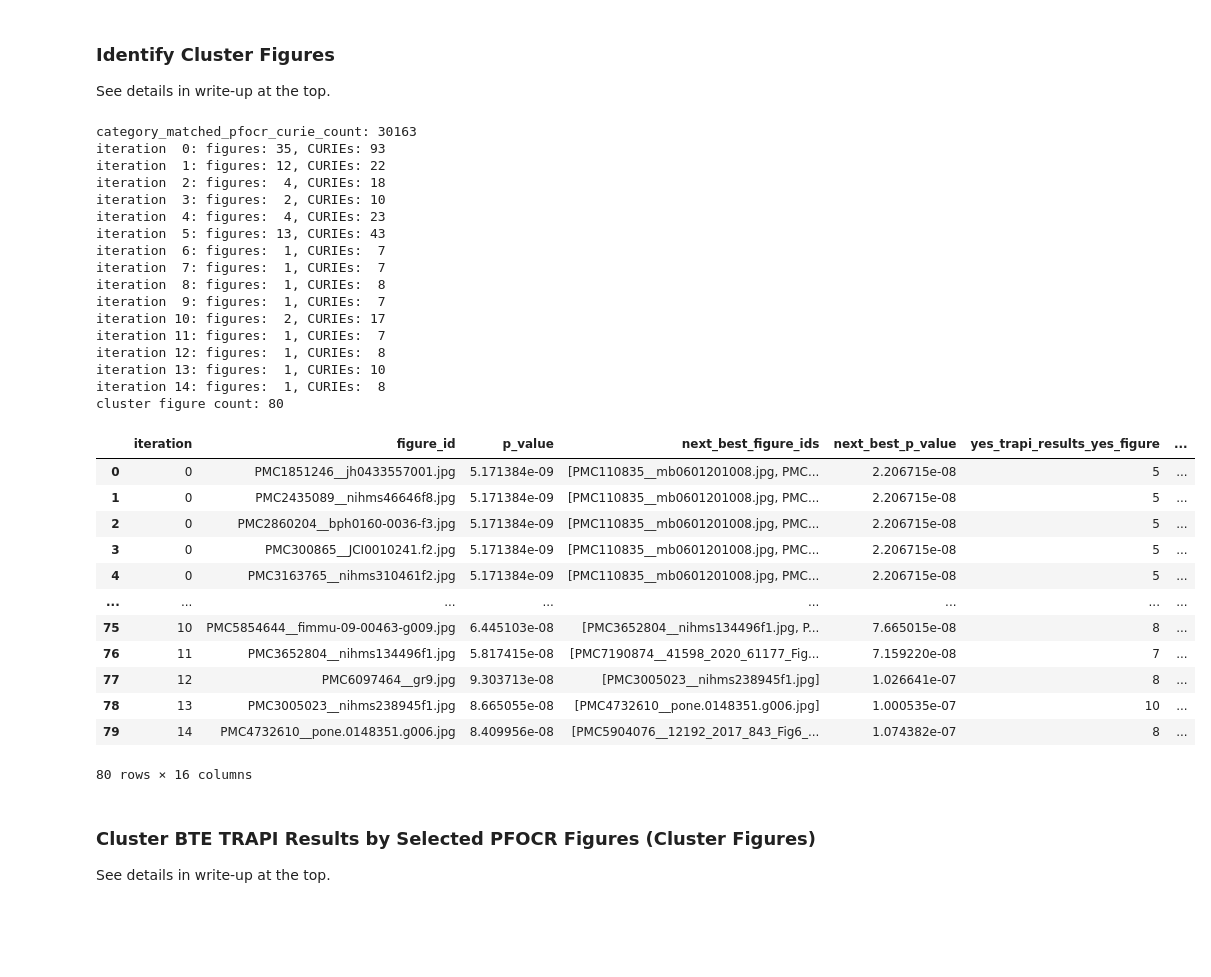
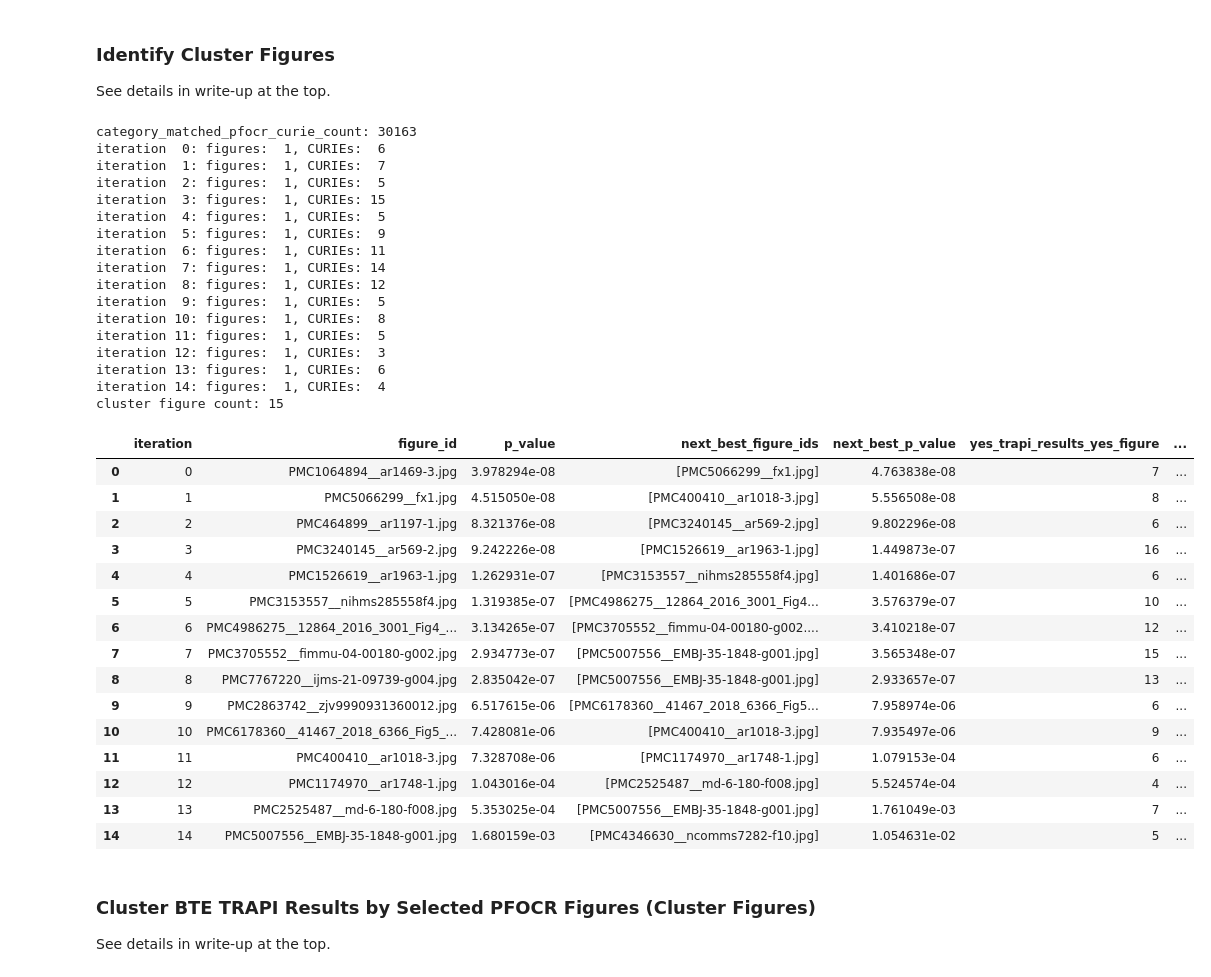
Before and after one commit to wikipathways/pathway-figure-ocr, a Jupyter notebook: notebooks/bte_clustering.ipynb, the cells around one changed output. Drawn from its saved outputs; the diff is of its cells as text; code cells hidden in the pictures; blank space fills up the shorter version.

Commit message:
CELECOXIB - Gene - cancer/arthritis w/ user-ids required

```diff
--- a/notebooks/bte_clustering.ipynb
+++ b/notebooks/bte_clustering.ipynb
@@ -756,63 +755,66 @@ category_matched_figures_df["figure_curies_in_trapi_results_count"] = category_m
 )
 
 overlapping_category_matched_figures_df = category_matched_figures_df[
     category_matched_figures_df["figure_curies_in_trapi_results_count"] > 0
 ]
 
 # If you want to require that cluster figures have specific CURIEs,
 # such as the explicitly user-specified CURIEs, set them here:
-required_curies = set()
-# required_curies = user_specified_ids
+# required_curies = set()
+required_curies = user_specified_ids
 if required_curies:
     overlapping_category_matched_figures_df = overlapping_category_matched_figures_df[
         overlapping_category_matched_figures_df["curie_set"].map(
             # require all of them
             # lambda curie_set: len(curie_set.intersection(required_curies)) == len(required_curies)
             # require at least one of them
             lambda curie_set: len(curie_set.intersection(required_curies)) > 0
         )
     ]
 
 cluster_figure_ids_out = get_next_cluster_figures(
     category_matched_pfocr_curie_count,
     overlapping_category_matched_figures_df.reset_index().set_index("figure_id"),
     trapi_results_unified_curies,
     required_curies,
 )
 print(f'cluster figure count: {len(cluster_figure_ids_out)}')
 cluster_figure_df = pd.DataFrame.from_records(cluster_figure_data)
 cluster_figure_df
 # %% [output]
 category_matched_pfocr_curie_count: 30163
-iteration  0: figures: 35, CURIEs: 93
-iteration  1: figures: 12, CURIEs: 22
-iteration  2: figures:  4, CURIEs: 18
-iteration  3: figures:  2, CURIEs: 10
-iteration  4: figures:  4, CURIEs: 23
-iteration  5: figures: 13, CURIEs: 43
-iteration  6: figures:  1, CURIEs:  7
-iteration  7: figures:  1, CURIEs:  7
-iteration  8: figures:  1, CURIEs:  8
-iteration  9: figures:  1, CURIEs:  7
-iteration 10: figures:  2, CURIEs: 17
-iteration 11: figures:  1, CURIEs:  7
-iteration 12: figures:  1, CURIEs:  8
-iteration 13: figures:  1, CURIEs: 10
-iteration 14: figures:  1, CURIEs:  8
-cluster figure count: 80
+iteration  0: figures:  1, CURIEs:  6
+iteration  1: figures:  1, CURIEs:  7
+iteration  2: figures:  1, CURIEs:  5
+iteration  3: figures:  1, CURIEs: 15
+iteration  4: figures:  1, CURIEs:  5
+iteration  5: figures:  1, CURIEs:  9
+iteration  6: figures:  1, CURIEs: 11
+iteration  7: figures:  1, CURIEs: 14
+iteration  8: figures:  1, CURIEs: 12
+iteration  9: figures:  1, CURIEs:  5
+iteration 10: figures:  1, CURIEs:  8
+iteration 11: figures:  1, CURIEs:  5
+iteration 12: figures:  1, CURIEs:  3
+iteration 13: figures:  1, CURIEs:  6
+iteration 14: figures:  1, CURIEs:  4
+cluster figure count: 15
 |  | iteration | figure_id | p_value | next_best_figure_ids | next_best_p_value | yes_trapi_results_yes_figure | ... |
-| 0 | 0 | PMC1851246__jh0433557001.jpg | 5.171384e-09 | [PMC110835__mb0601201008.jpg, PMC... | 2.206715e-08 | 5 | ... |
-| 1 | 0 | PMC2435089__nihms46646f8.jpg | 5.171384e-09 | [PMC110835__mb0601201008.jpg, PMC... | 2.206715e-08 | 5 | ... |
-| 2 | 0 | PMC2860204__bph0160-0036-f3.jpg | 5.171384e-09 | [PMC110835__mb0601201008.jpg, PMC... | 2.206715e-08 | 5 | ... |
-| 3 | 0 | PMC300865__JCI0010241.f2.jpg | 5.171384e-09 | [PMC110835__mb0601201008.jpg, PMC... | 2.206715e-08 | 5 | ... |
-| 4 | 0 | PMC3163765__nihms310461f2.jpg | 5.171384e-09 | [PMC110835__mb0601201008.jpg, PMC... | 2.206715e-08 | 5 | ... |
-| ... | ... | ... | ... | ... | ... | ... | ... |
-| 75 | 10 | PMC5854644__fimmu-09-00463-g009.jpg | 6.445103e-08 | [PMC3652804__nihms134496f1.jpg, P... | 7.665015e-08 | 8 | ... |
-| 76 | 11 | PMC3652804__nihms134496f1.jpg | 5.817415e-08 | [PMC7190874__41598_2020_61177_Fig... | 7.159220e-08 | 7 | ... |
-| 77 | 12 | PMC6097464__gr9.jpg | 9.303713e-08 | [PMC3005023__nihms238945f1.jpg] | 1.026641e-07 | 8 | ... |
-| 78 | 13 | PMC3005023__nihms238945f1.jpg | 8.665055e-08 | [PMC4732610__pone.0148351.g006.jpg] | 1.000535e-07 | 10 | ... |
-| 79 | 14 | PMC4732610__pone.0148351.g006.jpg | 8.409956e-08 | [PMC5904076__12192_2017_843_Fig6_... | 1.074382e-07 | 8 | ... |
+| 0 | 0 | PMC1064894__ar1469-3.jpg | 3.978294e-08 | [PMC5066299__fx1.jpg] | 4.763838e-08 | 7 | ... |
+| 1 | 1 | PMC5066299__fx1.jpg | 4.515050e-08 | [PMC400410__ar1018-3.jpg] | 5.556508e-08 | 8 | ... |
+| 2 | 2 | PMC464899__ar1197-1.jpg | 8.321376e-08 | [PMC3240145__ar569-2.jpg] | 9.802296e-08 | 6 | ... |
+| 3 | 3 | PMC3240145__ar569-2.jpg | 9.242226e-08 | [PMC1526619__ar1963-1.jpg] | 1.449873e-07 | 16 | ... |
+| 4 | 4 | PMC1526619__ar1963-1.jpg | 1.262931e-07 | [PMC3153557__nihms285558f4.jpg] | 1.401686e-07 | 6 | ... |
+| 5 | 5 | PMC3153557__nihms285558f4.jpg | 1.319385e-07 | [PMC4986275__12864_2016_3001_Fig4... | 3.576379e-07 | 10 | ... |
+| 6 | 6 | PMC4986275__12864_2016_3001_Fig4_... | 3.134265e-07 | [PMC3705552__fimmu-04-00180-g002.... | 3.410218e-07 | 12 | ... |
+| 7 | 7 | PMC3705552__fimmu-04-00180-g002.jpg | 2.934773e-07 | [PMC5007556__EMBJ-35-1848-g001.jpg] | 3.565348e-07 | 15 | ... |
+| 8 | 8 | PMC7767220__ijms-21-09739-g004.jpg | 2.835042e-07 | [PMC5007556__EMBJ-35-1848-g001.jpg] | 2.933657e-07 | 13 | ... |
+| 9 | 9 | PMC2863742__zjv9990931360012.jpg | 6.517615e-06 | [PMC6178360__41467_2018_6366_Fig5... | 7.958974e-06 | 6 | ... |
+| 10 | 10 | PMC6178360__41467_2018_6366_Fig5_... | 7.428081e-06 | [PMC400410__ar1018-3.jpg] | 7.935497e-06 | 9 | ... |
+| 11 | 11 | PMC400410__ar1018-3.jpg | 7.328708e-06 | [PMC1174970__ar1748-1.jpg] | 1.079153e-04 | 6 | ... |
+| 12 | 12 | PMC1174970__ar1748-1.jpg | 1.043016e-04 | [PMC2525487__md-6-180-f008.jpg] | 5.524574e-04 | 4 | ... |
+| 13 | 13 | PMC2525487__md-6-180-f008.jpg | 5.353025e-04 | [PMC5007556__EMBJ-35-1848-g001.jpg] | 1.761049e-03 | 7 | ... |
+| 14 | 14 | PMC5007556__EMBJ-35-1848-g001.jpg | 1.680159e-03 | [PMC4346630__ncomms7282-f10.jpg] | 1.054631e-02 | 5 | ... |
-80 rows × 16 columns
 # %% [markdown]
 ### Cluster BTE TRAPI Results by Selected PFOCR Figures (Cluster Figures)
 
```
Also changed, not shown: parts of 7 cells of this notebook.
